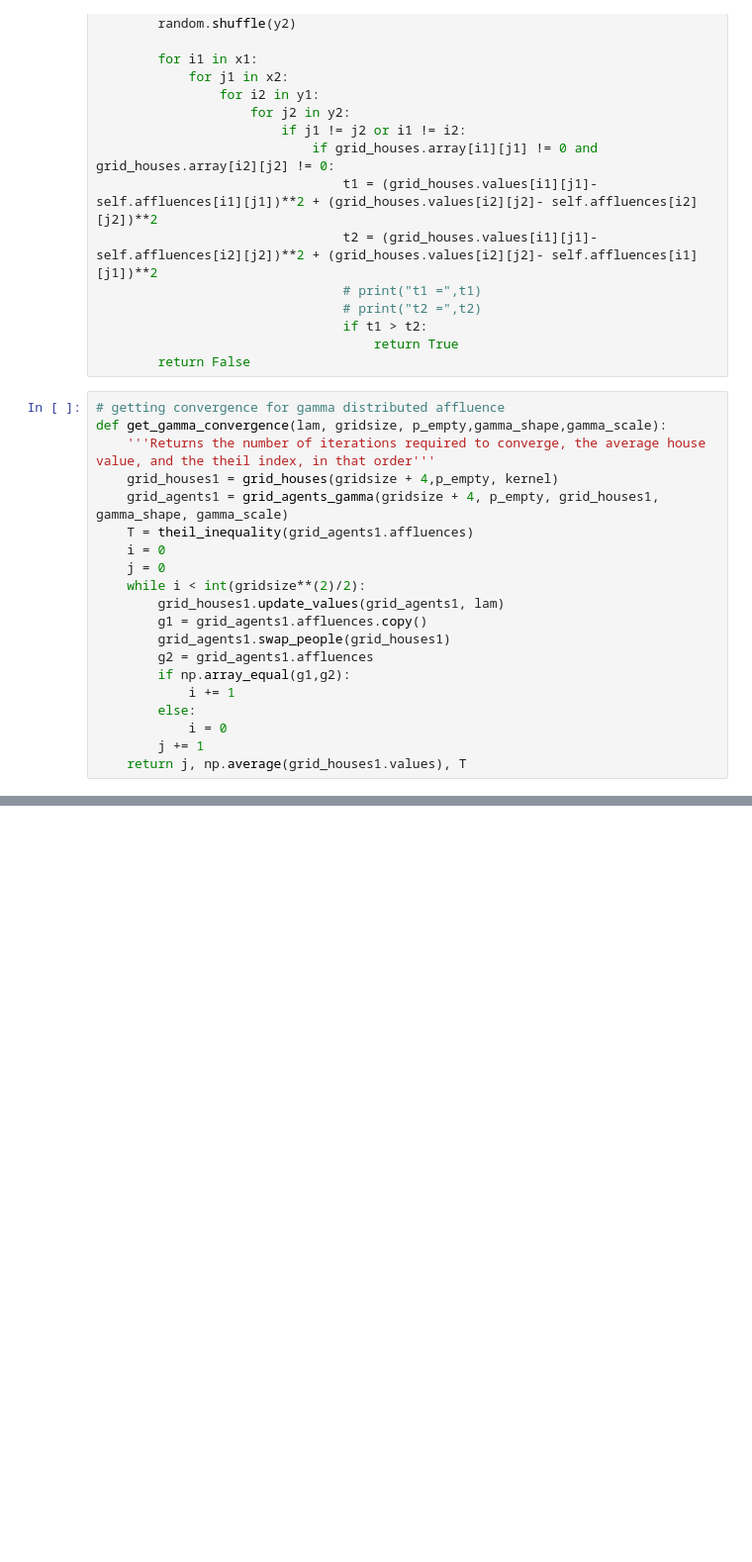
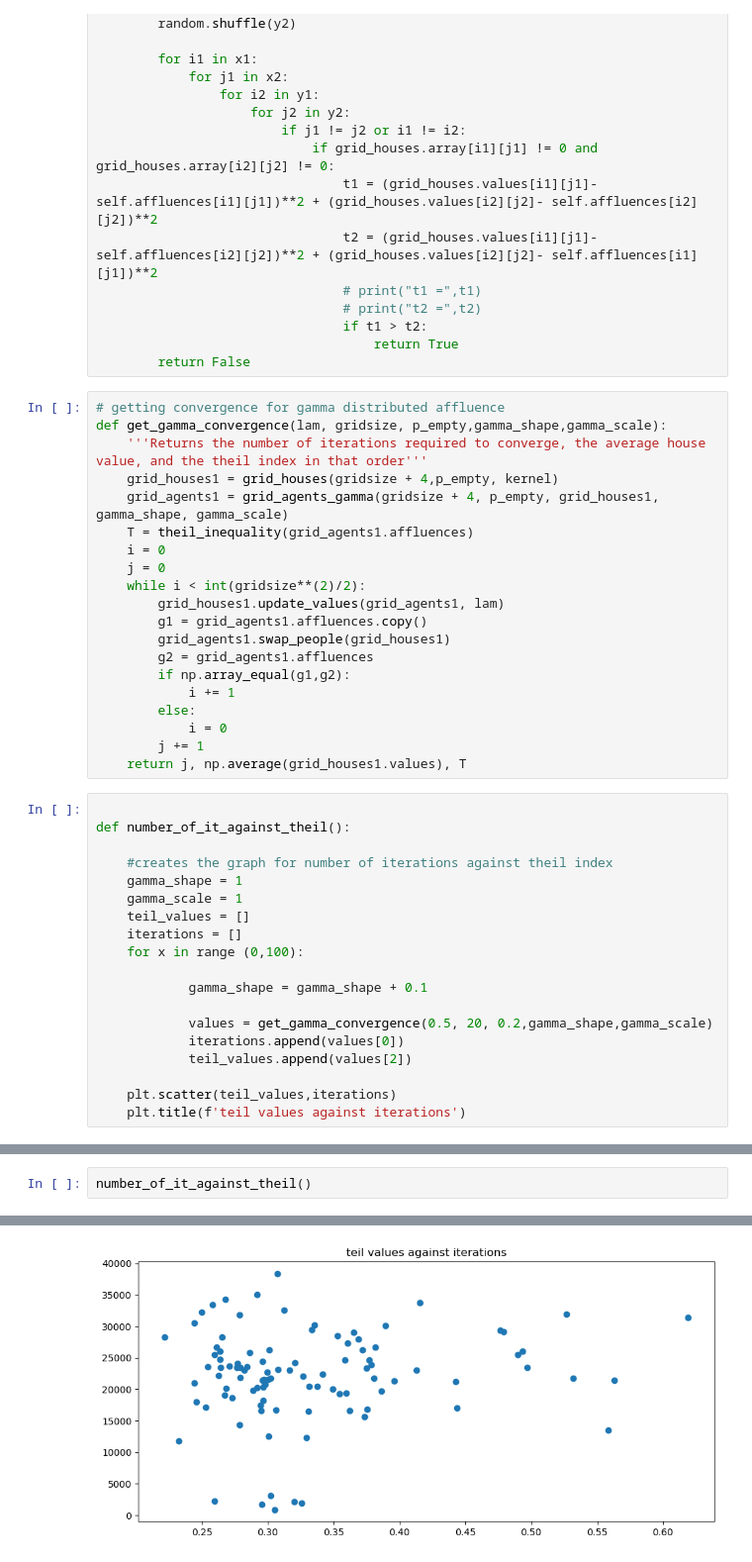
Before and after one commit to Joseph38512/industrial-maths-project-2, a Jupyter notebook: Housing_1-2.ipynb, the cells around one changed output, grey strips where cells are left out. Shown at 99% size. Drawn from its saved outputs; the diff is of its cells as text; blank space fills up the shorter version.

Commit message:
added graph for teil values against iterations

```diff
--- a/Housing_1-2.ipynb
+++ b/Housing_1-2.ipynb
@@ -480,7 +465,7 @@ class grid_agents_gamma(Cell2D):
 # %%
 # getting convergence for gamma distributed affluence
 def get_gamma_convergence(lam, gridsize, p_empty,gamma_shape,gamma_scale):
-    '''Returns the number of iterations required to converge, the average house value, and the theil index, in that order'''
+    '''Returns the number of iterations required to converge, the average house value, and the theil index in that order'''
     grid_houses1 = grid_houses(gridsize + 4,p_empty, kernel)
     grid_agents1 = grid_agents_gamma(gridsize + 4, p_empty, grid_houses1, gamma_shape, gamma_scale)
     T = theil_inequality(grid_agents1.affluences)
@@ -497,6 +482,25 @@ def get_gamma_convergence(lam, gridsize, p_empty,gamma_shape,gamma_scale):
             i = 0
         j += 1
     return j, np.average(grid_houses1.values), T
+# %%
+
+def number_of_it_against_theil():
+
+    #creates the graph for number of iterations against theil index
+    gamma_shape = 1
+    gamma_scale = 1
+    teil_values = []
+    iterations = []
+    for x in range (0,100):
+
+            gamma_shape = gamma_shape + 0.1
+
+            values = get_gamma_convergence(0.5, 20, 0.2,gamma_shape,gamma_scale)
+            iterations.append(values[0])
+            teil_values.append(values[2])
+
+    plt.scatter(teil_values,iterations)
+    plt.title(f'teil values against iterations')
 # %%
 gamma_shape = 1
 gamma_scale = 1
@@ -507,0 +512,3 @@ average =  0.8541796134036003
+# %%
+number_of_it_against_theil()
+# %% [output]
@@ -507,0 +532 @@ average =  0.8541796134036003
+[figure, added]
```
Also changed, not shown: parts of 9 cells of this notebook.
